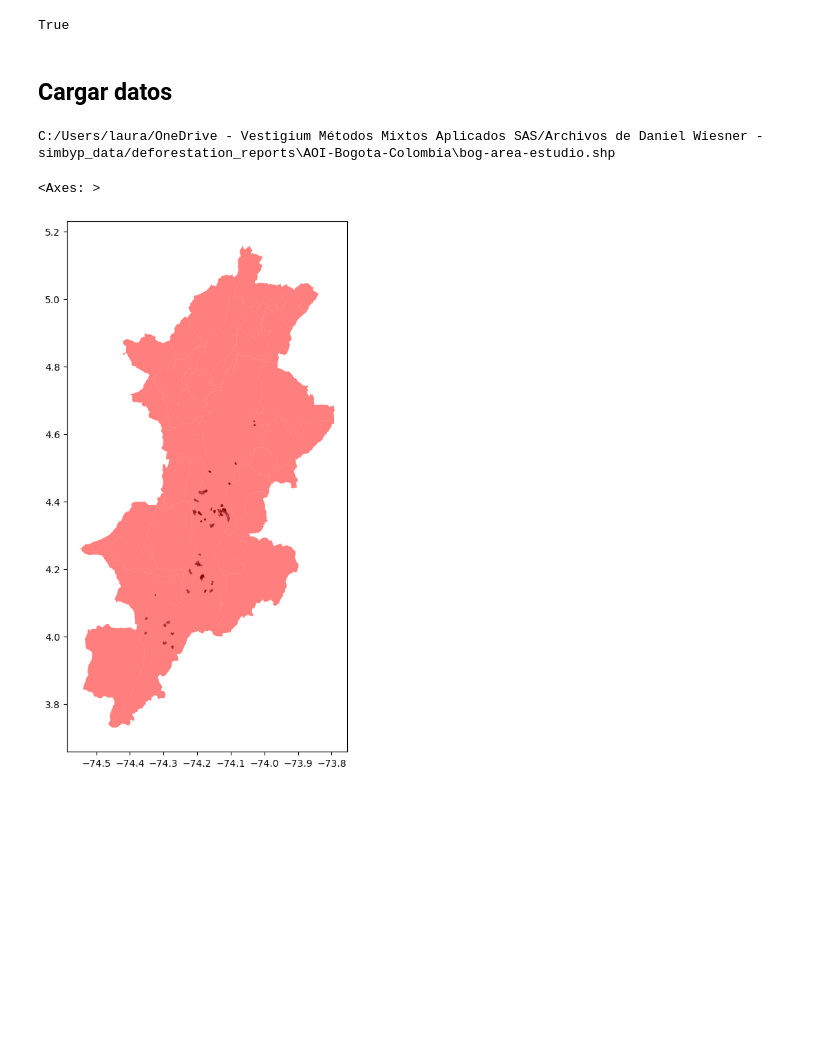
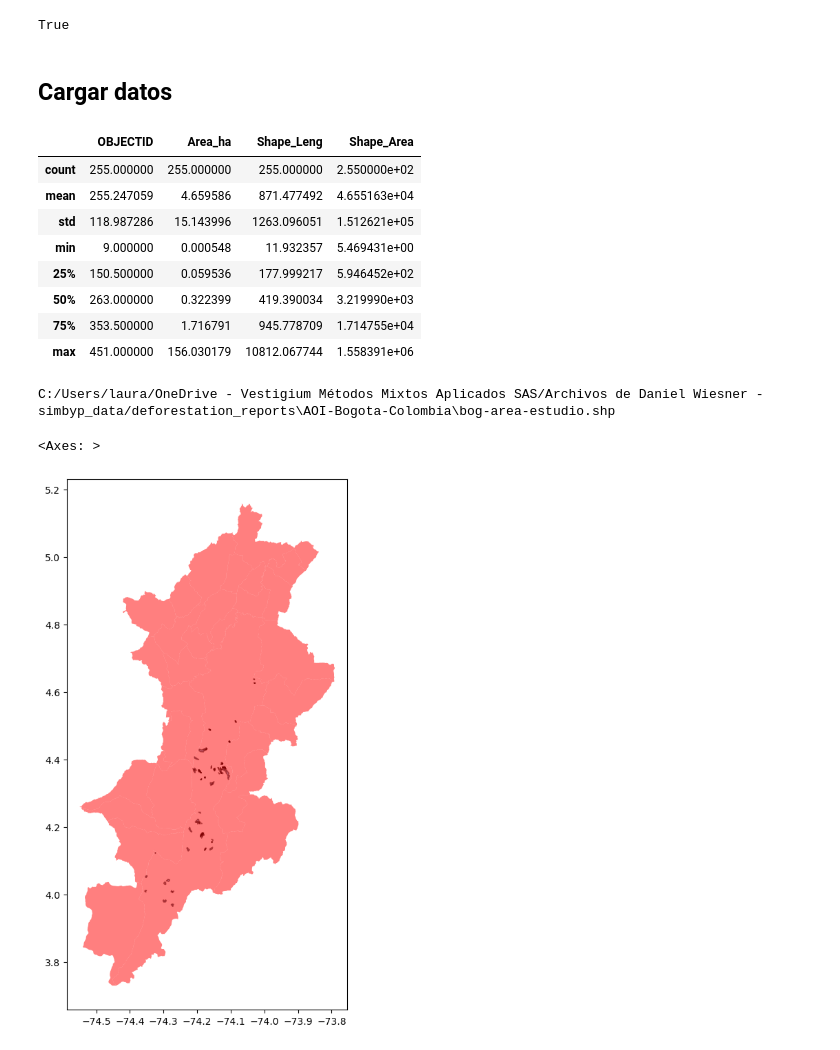
Before and after one commit to Metodos-Mixtos/bosques-bog, a Jupyter notebook: deforestation_reports/Reportes_deforestación_predios.ipynb, the cells around one changed output. Saved outputs shown, nothing was run; the diff lists cells and outputs as text; code cells hidden in the pictures; blank space fills up the shorter version.

```diff
--- a/deforestation_reports/Reportes_deforestación_predios.ipynb
+++ b/deforestation_reports/Reportes_deforestación_predios.ipynb
@@ -70,6 +70,18 @@ deforestacion_data_path = os.getenv('ONEDRIVE_DATA_DEFORESTACION_PATH')
 # %%
 psah_path = os.path.join(deforestacion_data_path, r"Shapes PSA\areas_priorizadas_psah.shp")
 psah= gpd.read_file(psah_path)
+# %%
+psah.describe()
+# %% [output]
+|  | OBJECTID | Area_ha | Shape_Leng | Shape_Area |
+| count | 255.000000 | 255.000000 | 255.000000 | 2.550000e+02 |
+| mean | 255.247059 | 4.659586 | 871.477492 | 4.655163e+04 |
+| std | 118.987286 | 15.143996 | 1263.096051 | 1.512621e+05 |
+| min | 9.000000 | 0.000548 | 11.932357 | 5.469431e+00 |
+| 25% | 150.500000 | 0.059536 | 177.999217 | 5.946452e+02 |
+| 50% | 263.000000 | 0.322399 | 419.390034 | 3.219990e+03 |
+| 75% | 353.500000 | 1.716791 | 945.778709 | 1.714755e+04 |
+| max | 451.000000 | 156.030179 | 10812.067744 | 1.558391e+06 |
 # %%
 aoi_path = os.path.join(deforestacion_data_path, r"AOI-Bogota-Colombia\bog-area-estudio.shp")
 print(aoi_path)
```
Also changed, not shown: parts of 1 cell of this notebook, 1 other file.
